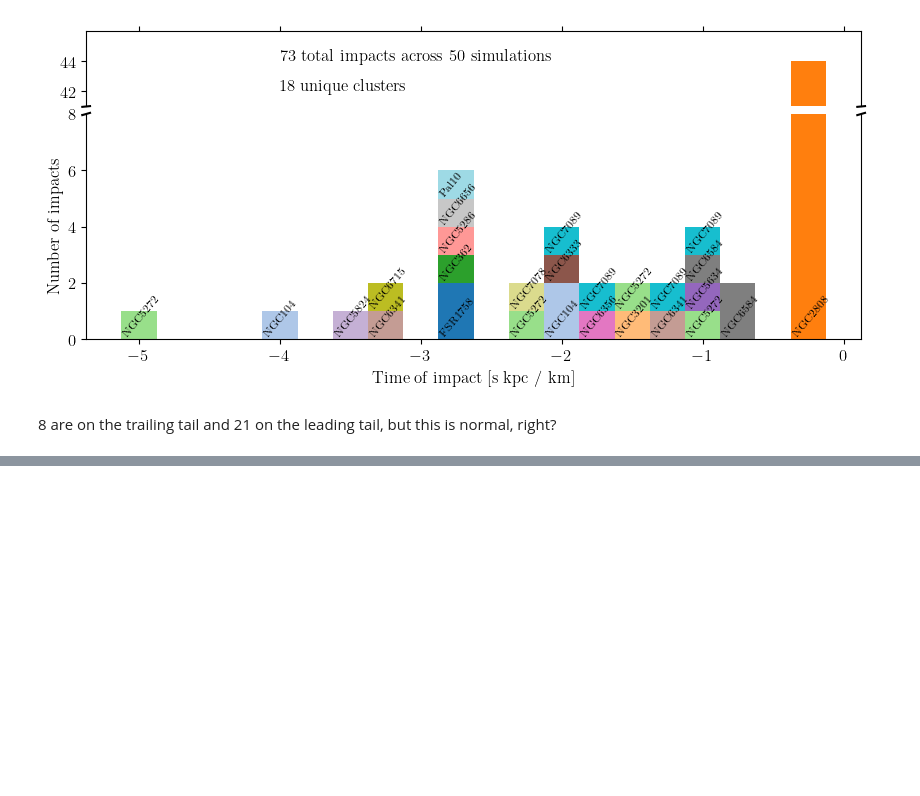
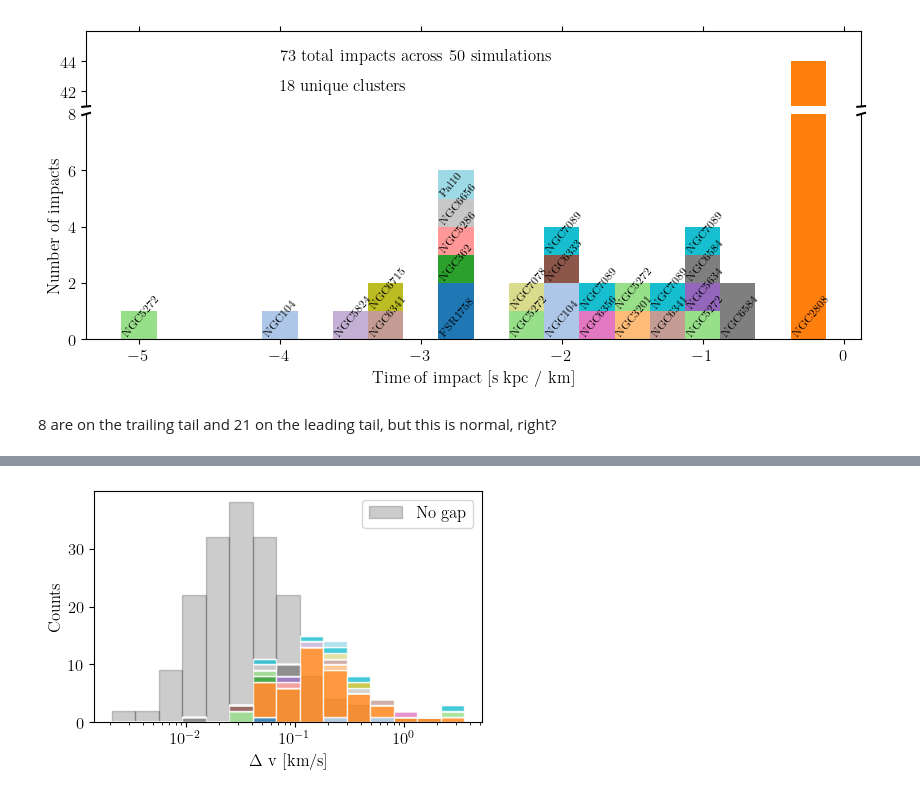
Before and after one commit to salvatore-ferrone/stream_analysis, a Jupyter notebook: figures/impact_time_histogram.ipynb, the cells around one changed output, grey strips where cells are left out. Saved outputs shown, nothing was run; the diff lists cells and outputs as text; code cells hidden in the pictures; blank space fills up the shorter version.

```diff
--- a/figures/impact_time_histogram.ipynb
+++ b/figures/impact_time_histogram.ipynb
@@ -151,0 +148,37 @@ plt.vlines(k,0,mydist.cdf(k))
+# %%
+deltaV = G*results['Mass'] / (results['v_rel'] * results['impact_parameter'])
+gap_flag = results['gap_flag']
+nbins = int(np.ceil(np.sqrt(len(deltaV))))
+dv_bins = np.logspace(np.log10(deltaV.min()), np.log10(deltaV.max()), nbins)
+dV_gap = deltaV[gap_flag]
+dV_no_gap = deltaV[~gap_flag]
+# %%
+mycolors = [cmap(i) for i in range(len(unique_suspects))]
+# %%
+unique_suspects = np.unique(withgap['suspect'])
+dV_per_suspect = {}
+per_suspect=[]
+for i,suspect in enumerate(unique_suspects):
+    per_suspect.append(dV_per_suspect[suspect])
+    dV_per_suspect[suspect]=np.array(dV_gap[withgap['suspect']==suspect])
+
+dV_histograms = [ ]
+for i in range(len(unique_suspects)):
+    hist, bins = np.histogram(dV_per_suspect[unique_suspects[i]], bins=dv_bins)
+    dV_histograms.append(hist)
+# dV_histograms = np.array(dV_histograms)
+# %%
+AXIS={
+    "xscale": "log",
+    "xlabel": r"$\Delta$ v [km/s]",
+    "ylabel": r"Counts",
+}
+# %%
+fig,axis=plt.subplots(1,1,figsize=(5,3))
+axis.hist(per_suspect,bins=dv_bins,alpha=0.8,stacked=True,color=mycolors,edgecolor="w");
+axis.hist(dV_no_gap,bins=dv_bins,alpha=0.2,color="k",label="No gap",zorder=0,edgecolor="k");
+axis.set(**AXIS)
+axis.legend()
+fig.savefig("../paper/impact_geometry_statistics_deltaP.png",dpi=300)
+# %% [output]
+[figure, added]
```
Also changed, not shown: parts of 10 cells of this notebook, 1 other file.
